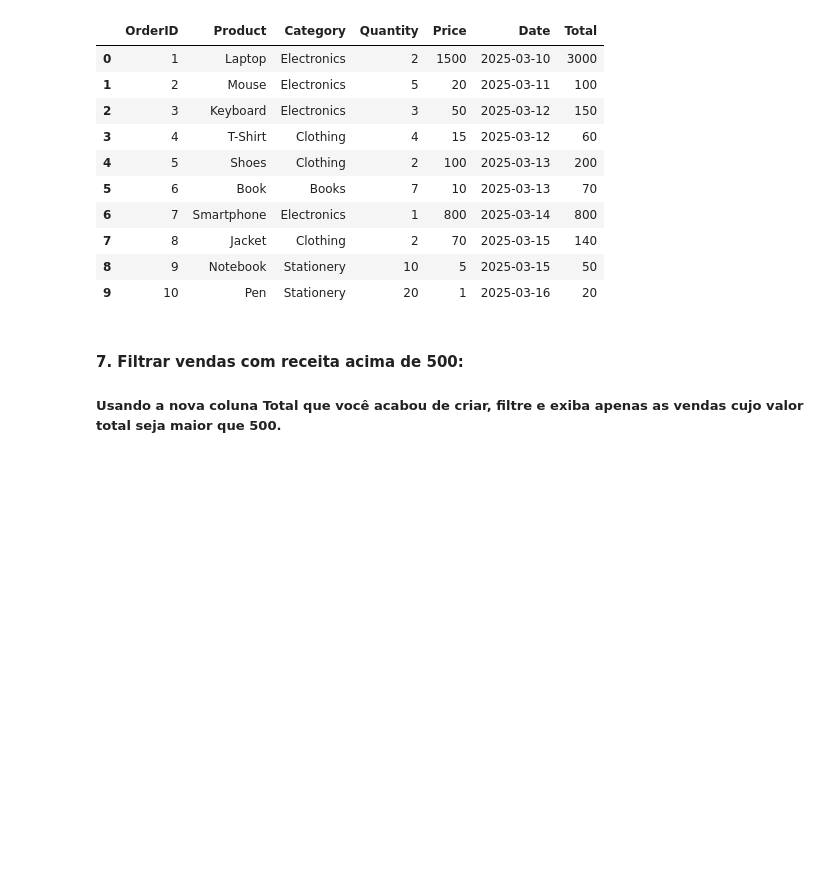
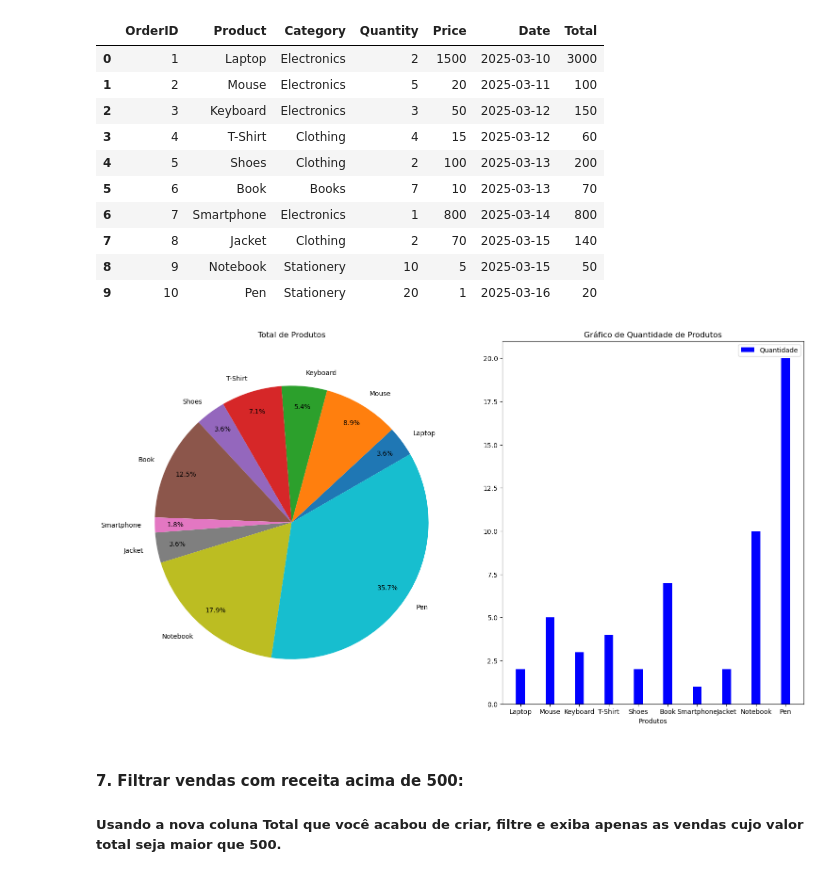
Before and after one commit to fandredev/ml-my-guide, a Jupyter notebook: pandas/exercises/sales_training.ipynb, the cells around one changed output. Saved outputs shown, nothing was run; the diff lists cells and outputs as text; code cells hidden in the pictures; blank space fills up the shorter version.

```diff
--- a/pandas/exercises/sales_training.ipynb
+++ b/pandas/exercises/sales_training.ipynb
@@ -202,6 +241,32 @@ read_sales_data
 | 7 | 8 | Jacket | Clothing | 2 | 70 | 2025-03-15 | 140 |
 | 8 | 9 | Notebook | Stationery | 10 | 5 | 2025-03-15 | 50 |
 | 9 | 10 | Pen | Stationery | 20 | 1 | 2025-03-16 | 20 |
+# %%
+x = read_sales_data['Product']
+y = read_sales_data['Quantity']
+
+fig = plt.figure(figsize=(28, 10))
+
+ax = fig.add_subplot(1, 3, 2)
+ax.bar(x, y, label="Quantidade", width=0.3, color='b')
+
+ax.legend()
+ax.set_title('Gráfico de Quantidade de Produtos')
+
+ax.set_xlabel('Produtos')
+
+# Gráfico dois
+
+ax_2 = fig.add_subplot(1, 3, 1)
+ax_2.pie(y, labels=x, autopct='%1.1f%%', startangle=30, pctdistance=0.85)
+ax_2.set_title('Total de Produtos')
+ax_2.axis('equal')
+
+plt.savefig('gráfico.png', dpi=300, bbox_inches='tight')
+
+plt.show()
+# %% [output]
+[figure, added]
 # %% [markdown]
 #### 7. Filtrar vendas com receita acima de 500:
 
```
Also changed, not shown: parts of 5 cells of this notebook, 2 other files.
